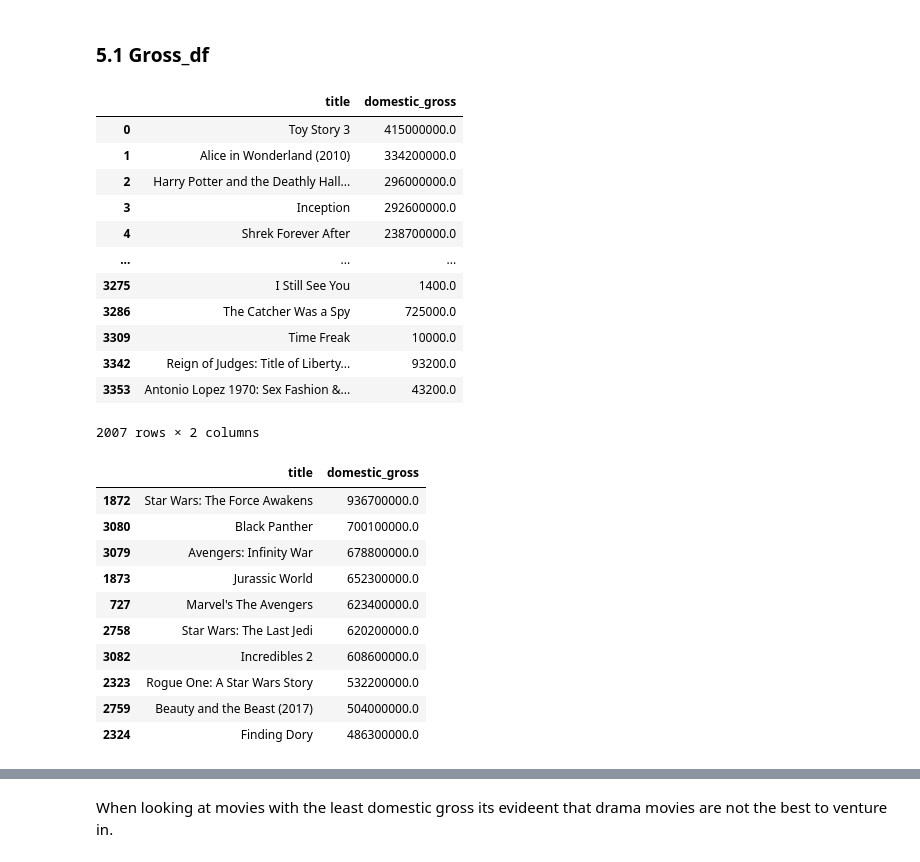
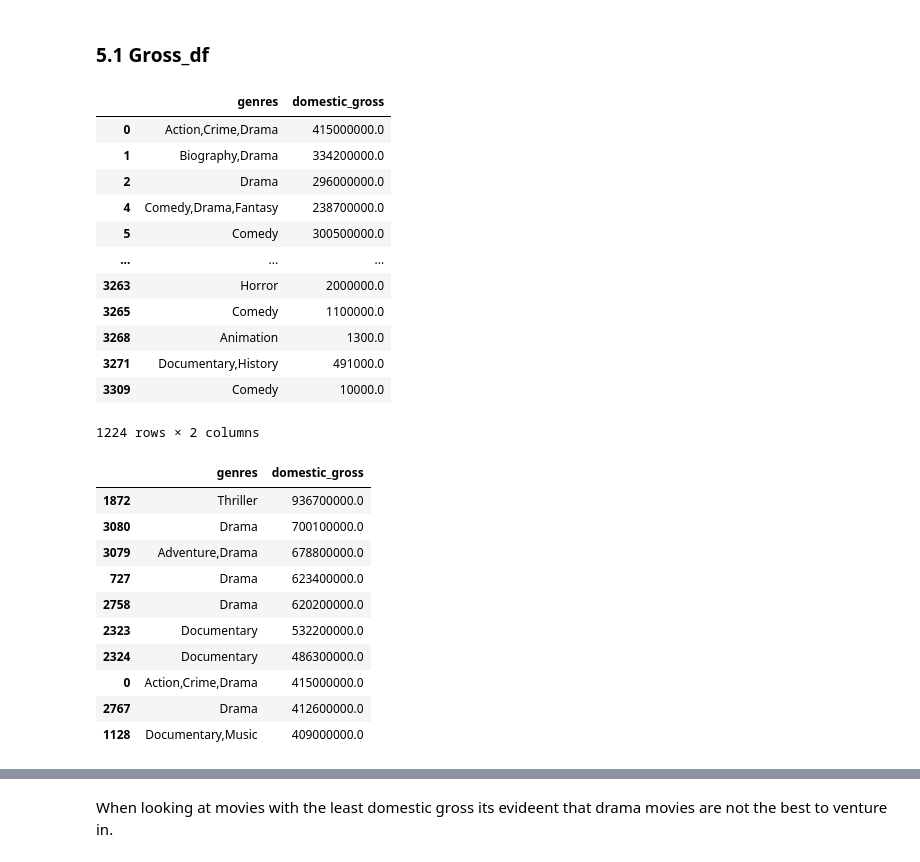
Before and after one commit to levine01/Movie-Analysis, a Jupyter notebook: index.ipynb, the cells around one changed output, grey strips where cells are left out. Saved outputs shown, nothing was run; the diff lists cells and outputs as text; code cells hidden in the pictures.

```diff
--- a/index.ipynb
+++ b/index.ipynb
@@ -185,3 +187,7 @@ ratings_and_basics
 | 73854 | tt9914942 | La vida sense la Sara Amat | La vida sense la Sara Amat | 2019 | NaN | NaN | 6.6 | 5 |
 | 73855 | tt9916160 | Drømmeland | Drømmeland | 2019 | 72.0 | Documentary | 6.5 | 11 |
 73856 rows × 8 columns
+# %%
+# merging gross and basics datasets
+gross_and_basics = basics_df.join(gross_df, how = "inner")
+gross_and_basics.head()
@@ -465,39 +438,39 @@ dtype: int64
 # %%
 #selecting relevant columns to use in gross
 #Creating a new dataframe with the selected columns.
-new_gross_df = gross_df[['title', 'domestic_gross']]
+new_gross_df = gross_and_basics[['genres', 'domestic_gross']]
 new_gross_df
 # %% [output]
-|  | title | domestic_gross |
-| 0 | Toy Story 3 | 415000000.0 |
-| 1 | Alice in Wonderland (2010) | 334200000.0 |
-| 2 | Harry Potter and the Deathly Hall... | 296000000.0 |
-| 3 | Inception | 292600000.0 |
-| 4 | Shrek Forever After | 238700000.0 |
+|  | genres | domestic_gross |
+| 0 | Action,Crime,Drama | 415000000.0 |
+| 1 | Biography,Drama | 334200000.0 |
+| 2 | Drama | 296000000.0 |
+| 4 | Comedy,Drama,Fantasy | 238700000.0 |
+| 5 | Comedy | 300500000.0 |
 | ... | ... | ... |
-| 3275 | I Still See You | 1400.0 |
-| 3286 | The Catcher Was a Spy | 725000.0 |
-| 3309 | Time Freak | 10000.0 |
-| 3342 | Reign of Judges: Title of Liberty... | 93200.0 |
-| 3353 | Antonio Lopez 1970: Sex Fashion &... | 43200.0 |
+| 3263 | Horror | 2000000.0 |
+| 3265 | Comedy | 1100000.0 |
+| 3268 | Animation | 1300.0 |
+| 3271 | Documentary,History | 491000.0 |
+| 3309 | Comedy | 10000.0 |
-2007 rows × 2 columns
+1224 rows × 2 columns
 # %%
 #finding movies with the highest domestic gross
 #sorting datasets in descending order to get the first 10
-new_gross_df = new_gross_df.sort_values(by='domestic_gross', ascending=False)
-new_gross_df.head(10)
+top_gross_df = new_gross_df.sort_values(by='domestic_gross', ascending=False)
+top_gross_df.head(10)
 # %% [output]
-|  | title | domestic_gross |
-| 1872 | Star Wars: The Force Awakens | 936700000.0 |
-| 3080 | Black Panther | 700100000.0 |
-| 3079 | Avengers: Infinity War | 678800000.0 |
-| 1873 | Jurassic World | 652300000.0 |
-| 727 | Marvel's The Avengers | 623400000.0 |
-| 2758 | Star Wars: The Last Jedi | 620200000.0 |
-| 3082 | Incredibles 2 | 608600000.0 |
-| 2323 | Rogue One: A Star Wars Story | 532200000.0 |
-| 2759 | Beauty and the Beast (2017) | 504000000.0 |
-| 2324 | Finding Dory | 486300000.0 |
+|  | genres | domestic_gross |
+| 1872 | Thriller | 936700000.0 |
+| 3080 | Drama | 700100000.0 |
+| 3079 | Adventure,Drama | 678800000.0 |
+| 727 | Drama | 623400000.0 |
+| 2758 | Drama | 620200000.0 |
+| 2323 | Documentary | 532200000.0 |
+| 2324 | Documentary | 486300000.0 |
+| 0 | Action,Crime,Drama | 415000000.0 |
+| 2767 | Drama | 412600000.0 |
+| 1128 | Documentary,Music | 409000000.0 |
 # %%
 # finding movies with least domestic gross
 #sorting datasets with descending order but only focusing on the last 10
```
Also changed, not shown: parts of 20 cells of this notebook.
